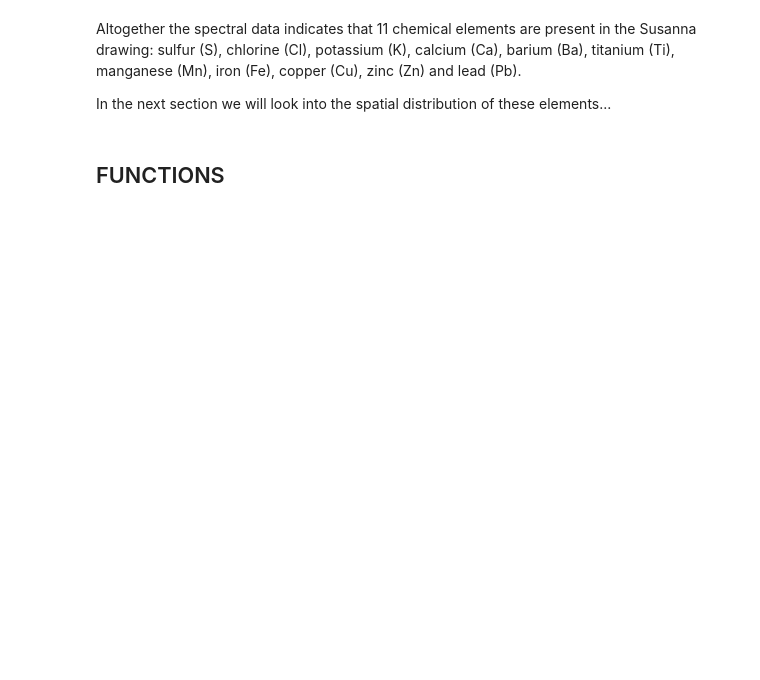
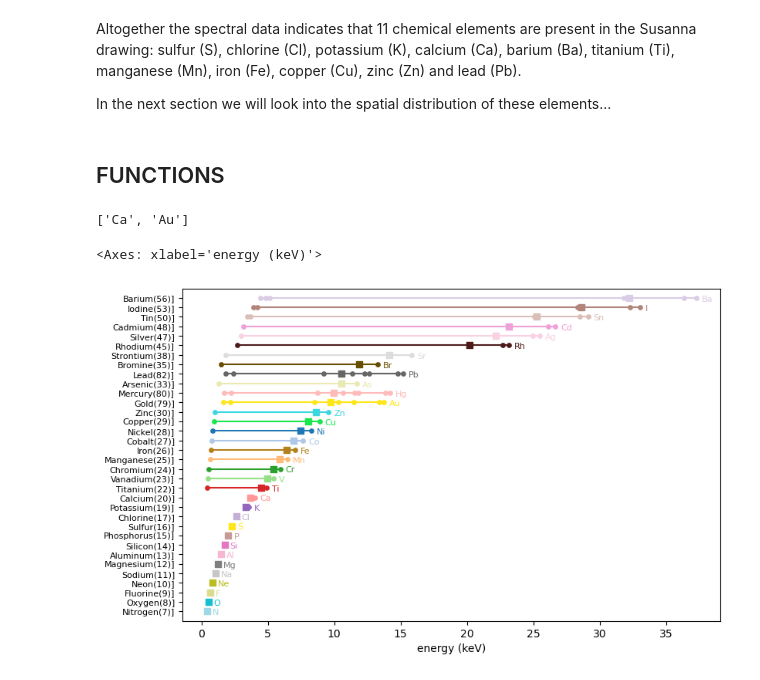
Before and after one commit to fligt/maxrf4u, a Jupyter notebook: notebooks/50_peak-pattern-puzzle.ipynb, the cells around one changed output. Drawn from its saved outputs; the diff is of its cells as text; code cells hidden in the pictures; blank space fills up the shorter version.

```diff
--- a/notebooks/50_peak-pattern-puzzle.ipynb
+++ b/notebooks/50_peak-pattern-puzzle.ipynb
@@ -695,3 +686,14 @@ def add_hotlines(datastack_file, ax, vlines=True, clip_vline=True):
     secax.tick_params(color=[1, 0.5, 0.5], pad=0)
 
     return ax
+# %%
+eoi_ptrns = get_eoi_patterns(EOI)
+instrum_ptrn = get_instrument_pattern('RP-T-1898-A-3689.datastack')
+# %%
+plot_elems = ['Fe', '_Ca', '_Au']
+# %%
+elems = [re.sub('_', '', elem) for elem in plot_elems]
+greyed_elems = [re.sub('_', '', elem) for elem in plot_elems if '_' in elem]
+greyed_elems
+# %% [output]
+['Ca', 'Au']
@@ -697,0 +778,5 @@ def add_hotlines(datastack_file, ax, vlines=True, clip_vline=True):
+# %%
+plot_patterns(eoi_ptrns)#, plot_elems=['Fe', '_Au', '_Cl', 'As', 'Pb'])#, instrum_ptrn=instrum_ptrn)
+# %% [output]
+<Axes: xlabel='energy (keV)'>
+[figure, added]
```
Also changed, not shown: parts of 5 cells of this notebook, 4 other files.
